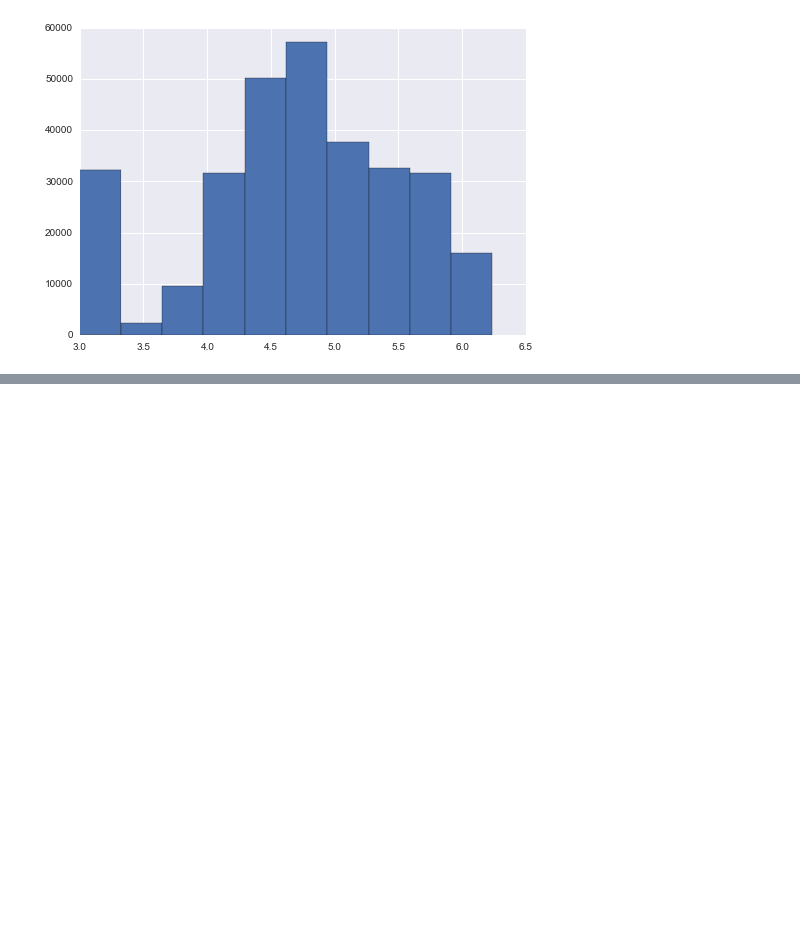
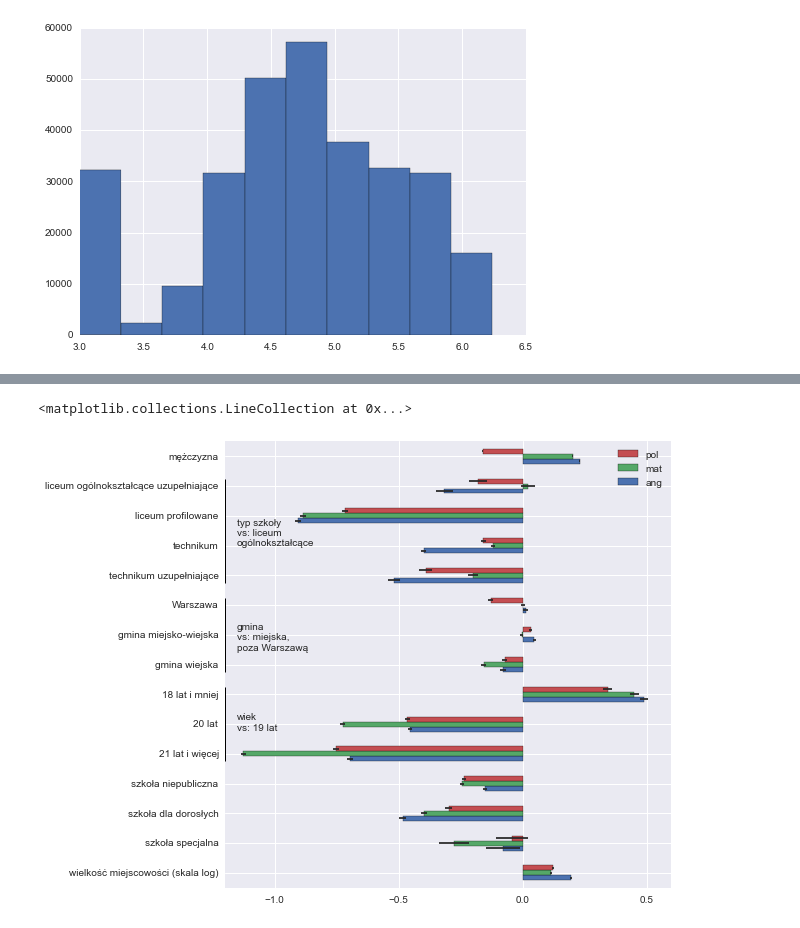
Before and after one commit to stared/delab-matury, a Jupyter notebook: eksploracje/wyniki_regresja.ipynb, the cells around one changed output, grey strips where cells are left out. Drawn from its saved outputs; the diff is of its cells as text; code cells hidden in the pictures; blank space fills up the shorter version.

```diff
--- a/eksploracje/wyniki_regresja.ipynb
+++ b/eksploracje/wyniki_regresja.ipynb
@@ -131,0 +118,9 @@ OLS Regression Results
+# %%
+reg_ang = smf.ols("j_angielski_podstawowa" + formula_rhs, data=df).fit()
+# %%
+zebrane = pd.DataFrame({"pol": reg_pol.params,
+                        "mat": reg_mat.params,
+                        "ang": reg_ang.params})
+bledy = pd.DataFrame({"pol": reg_pol.HC1_se,
+                      "mat": reg_mat.HC1_se,
+                      "ang": reg_ang.HC1_se})
@@ -131,0 +129,20 @@ OLS Regression Results
+# %%
+slownik = {'Intercept': "wyraz wolny",
+ 'C(plec)[T.m]': "mężczyzna",
+ 'C(typ_szkoly)[T.LOU]': "liceum ogólnokształcące uzupełniające",
+ 'C(typ_szkoly)[T.LP]': "liceum profilowane",
+ 'C(typ_szkoly)[T.T]': "technikum",
+ 'C(typ_szkoly)[T.TU]': "technikum uzupełniające",
+ "C(rodzaj_gminy, Treatment(reference='miejska'))[T.dzielnica m.st. Warszawy]": "Warszawa",
+ "C(rodzaj_gminy, Treatment(reference='miejska'))[T.miejsko-wiejska]": "gmina miejsko-wiejska",
+ "C(rodzaj_gminy, Treatment(reference='miejska'))[T.wiejska]": "gmina wiejska",
+ "C(wiek, Treatment(reference='19'))[T.18m]": "18 lat i mniej",
+ "C(wiek, Treatment(reference='19'))[T.20]": "20 lat",
+ "C(wiek, Treatment(reference='19'))[T.21p]": "21 lat i więcej",
+ 'niepubliczna[T.True]': "szkoła niepubliczna",
+ 'dla_doroslych[T.True]': "szkoła dla dorosłych",
+ 'specjalna[T.True]': "szkoła specjalna",
+ 'wielkosc_miejscowosci_log10': "wielkość miejscowości (skala log)"}
+# %%
+zebrane = zebrane.rename(index=slownik)
+bledy = bledy.rename(index=slownik)
@@ -131,0 +161,17 @@ OLS Regression Results
+# %%
+# plt.style.use("ggplot")
+
+zebrane \
+  .iloc[::-1] \
+  .drop("wyraz wolny") \
+  .plot(kind="barh", xerr=bledy, figsize=(8,8), legend="reverse")
+#plt.legend(loc="upper right")
+plt.text(-1.15, 4.8, "wiek\nvs: 19 lat")
+plt.vlines(-1.2, 3.75, 6.25, linewidth=1)
+plt.text(-1.15, 7.5, "gmina\nvs: miejska,\npoza Warszawą")
+plt.vlines(-1.2, 6.75, 9.25, linewidth=1)
+plt.text(-1.15, 11, "typ szkoły\nvs: liceum\nogólnokształcące")
+plt.vlines(-1.2, 9.75, 13.25, linewidth=1)
+# %% [output]
+<matplotlib.collections.LineCollection at 0x...>
+[figure, added]
```
Also changed, not shown: parts of 17 cells of this notebook.
